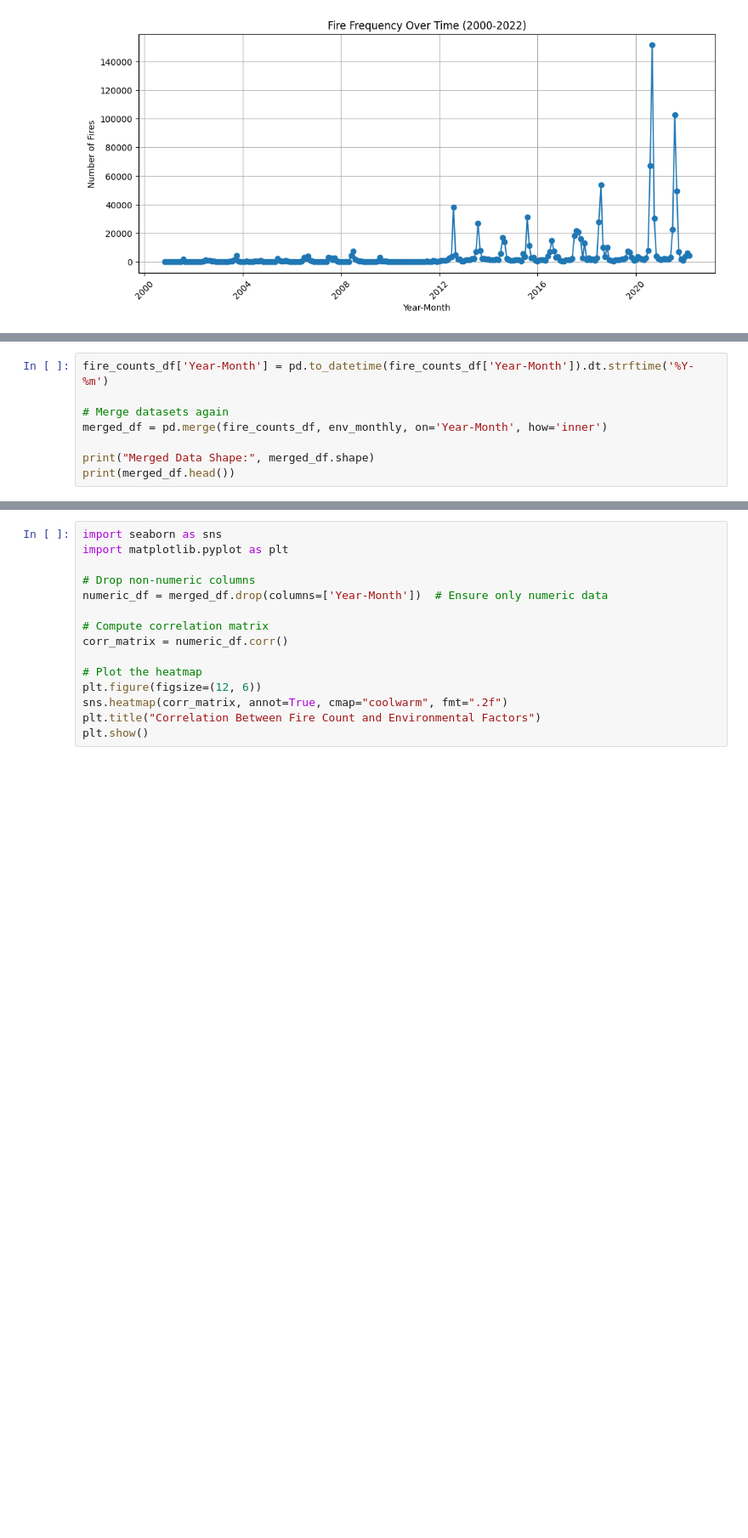
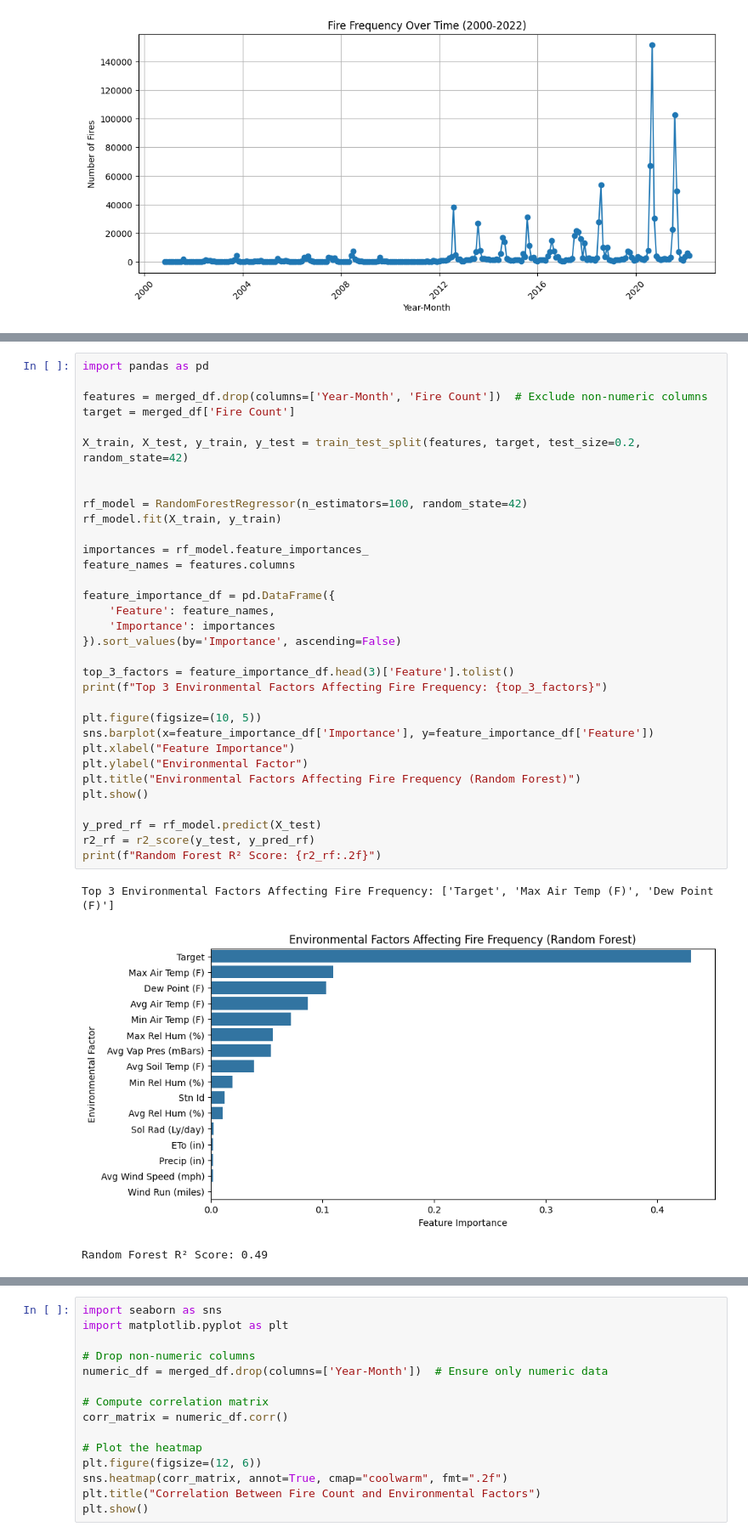
Before and after one commit to yc8272/COGS219Final, a Jupyter notebook: fre_env.ipynb, the cells around one changed output, grey strips where cells are left out. Shown at 85% size. Saved outputs shown, nothing was run; the diff lists cells and outputs as text; blank space fills up the shorter version.

```diff
--- a/fre_env.ipynb
+++ b/fre_env.ipynb
@@ -63,11 +81,3 @@ print(env_monthly.head())
 2              4.455241        106.911792          54.735194  0.007338
 3              4.761859        114.277971          61.609350  0.003962
 4              5.061671        121.491981          66.250910  0.009480
-# %%
-fire_counts_df['Year-Month'] = pd.to_datetime(fire_counts_df['Year-Month']).dt.strftime('%Y-%m')
-
-# Merge datasets again
-merged_df = pd.merge(fire_counts_df, env_monthly, on='Year-Month', how='inner')
-
-print("Merged Data Shape:", merged_df.shape)
-print(merged_df.head())
@@ -116,3 +120,40 @@ Merged Data Shape: (33, 18)
 2              4.455241        106.911792          54.735194  0.007338
 3              4.761859        114.277971          61.609350  0.003962
 4              5.061671        121.491981          66.250910  0.009480
+# %%
+import pandas as pd
+
+features = merged_df.drop(columns=['Year-Month', 'Fire Count'])  # Exclude non-numeric columns
+target = merged_df['Fire Count']
+
+X_train, X_test, y_train, y_test = train_test_split(features, target, test_size=0.2, random_state=42)
+
+
+rf_model = RandomForestRegressor(n_estimators=100, random_state=42)
+rf_model.fit(X_train, y_train)
+
+importances = rf_model.feature_importances_
+feature_names = features.columns
+
+feature_importance_df = pd.DataFrame({
+    'Feature': feature_names,
+    'Importance': importances
+}).sort_values(by='Importance', ascending=False)
+
+top_3_factors = feature_importance_df.head(3)['Feature'].tolist()
+print(f"Top 3 Environmental Factors Affecting Fire Frequency: {top_3_factors}")
+
+plt.figure(figsize=(10, 5))
+sns.barplot(x=feature_importance_df['Importance'], y=feature_importance_df['Feature'])
+plt.xlabel("Feature Importance")
+plt.ylabel("Environmental Factor")
+plt.title("Environmental Factors Affecting Fire Frequency (Random Forest)")
+plt.show()
+
+y_pred_rf = rf_model.predict(X_test)
+r2_rf = r2_score(y_test, y_pred_rf)
+print(f"Random Forest R² Score: {r2_rf:.2f}")
+# %% [output]
+Top 3 Environmental Factors Affecting Fire Frequency: ['Target', 'Max Air Temp (F)', 'Dew Point (F)']
+[figure, added]
+Random Forest R² Score: 0.49
```
Also changed, not shown: parts of 14 cells of this notebook, 2 other files.
